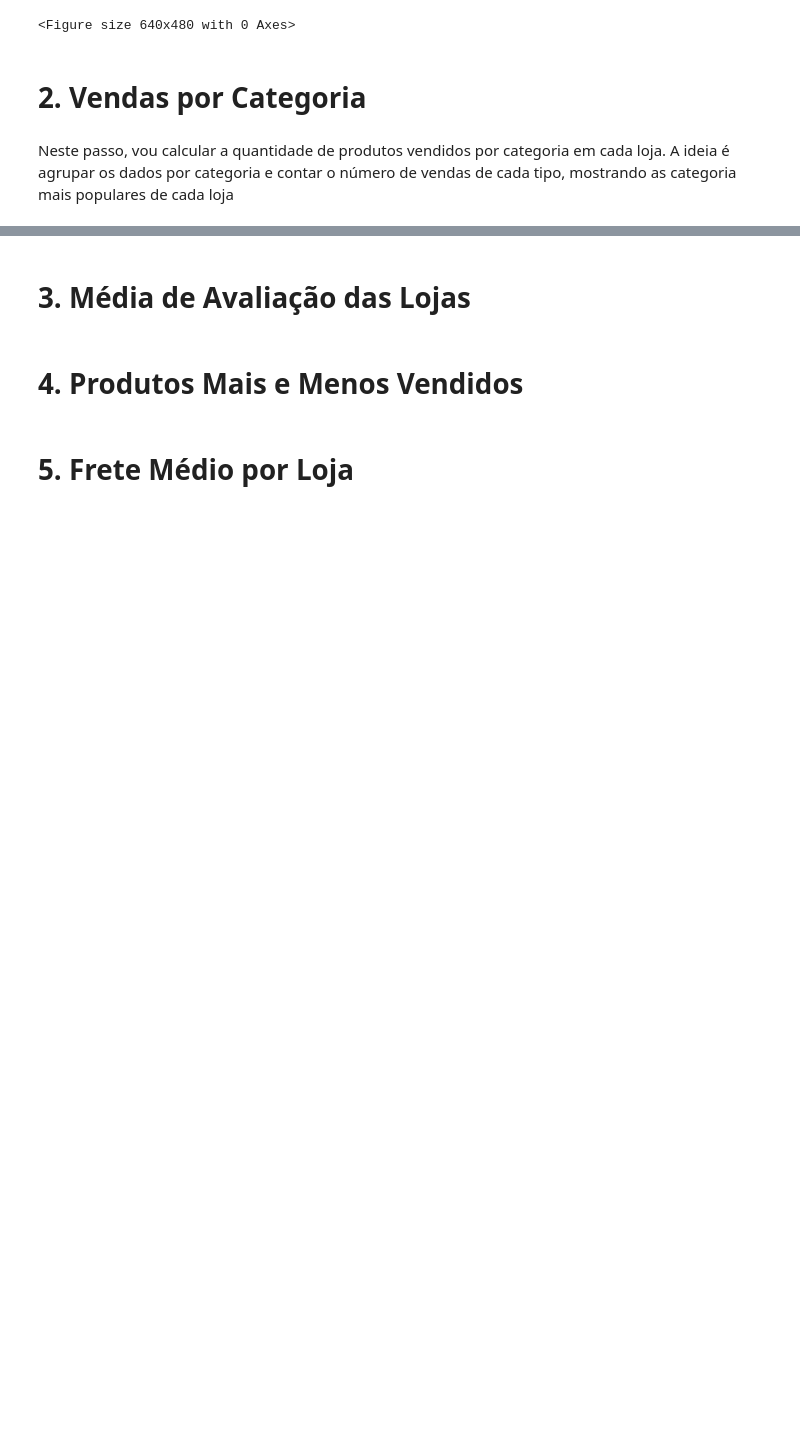
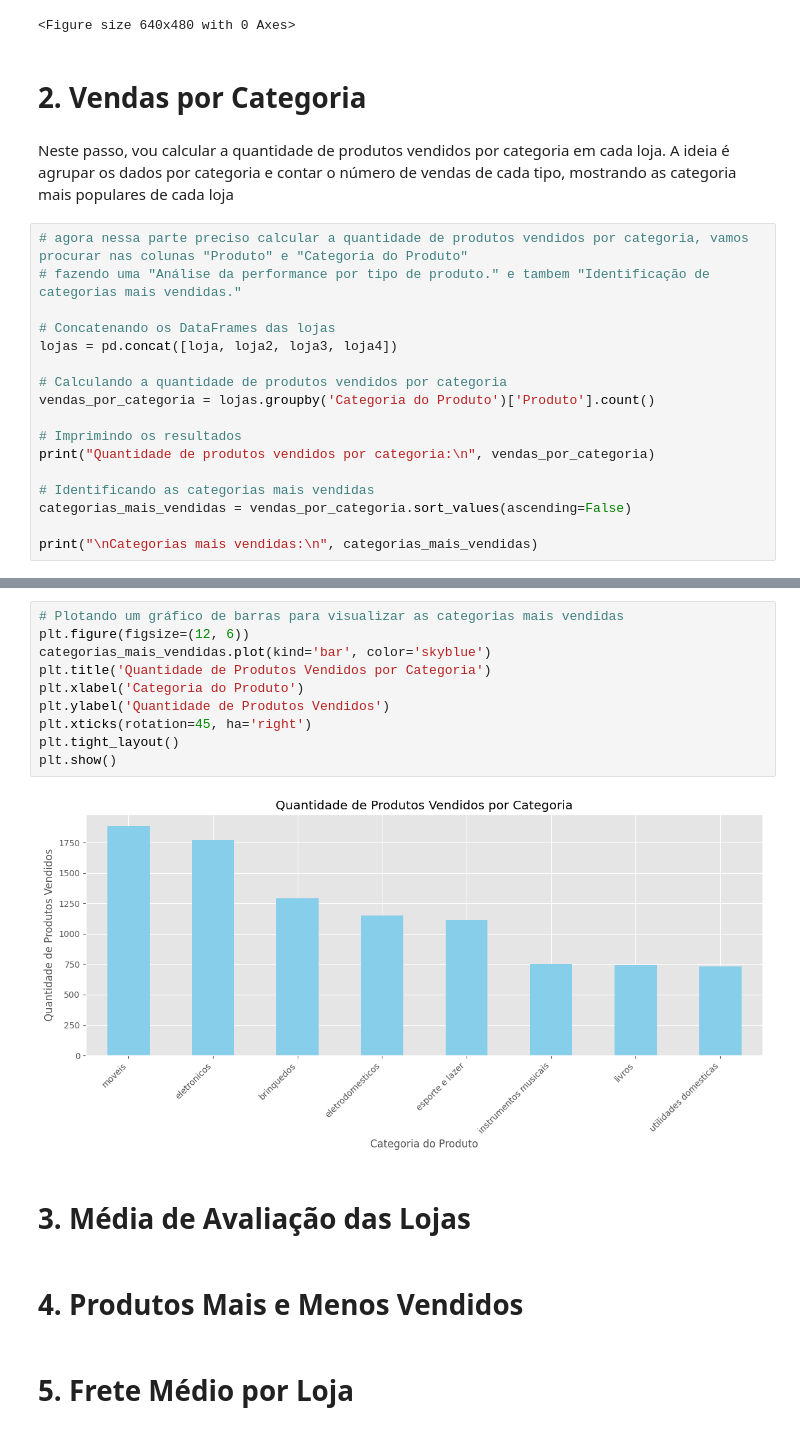
Before and after one commit to Matheusisa/AluraStore_Desafio, a Jupyter notebook: AluraStoreBr.ipynb, the cells around one changed output, grey strips where cells are left out. Drawn from its saved outputs; the diff is of its cells as text; blank space fills up the shorter version.

```diff
--- a/AluraStoreBr.ipynb
+++ b/AluraStoreBr.ipynb
@@ -100,3 +100,20 @@ plt.savefig('grafico_faturamento.png', dpi=300)
 # 2. Vendas por Categoria
 # %% [markdown]
 Neste passo, vou calcular a quantidade de produtos vendidos por categoria em cada loja. A ideia é agrupar os dados por categoria e contar o número de vendas de cada tipo, mostrando as categoria mais populares de cada loja
+# %%
+# agora nessa parte preciso calcular a quantidade de produtos vendidos por categoria, vamos procurar nas colunas "Produto" e "Categoria do Produto"
+# fazendo uma "Análise da performance por tipo de produto." e tambem "Identificação de categorias mais vendidas."
+
+# Concatenando os DataFrames das lojas
+lojas = pd.concat([loja, loja2, loja3, loja4])
+
+# Calculando a quantidade de produtos vendidos por categoria
+vendas_por_categoria = lojas.groupby('Categoria do Produto')['Produto'].count()
+
+# Imprimindo os resultados
+print("Quantidade de produtos vendidos por categoria:\n", vendas_por_categoria)
+
+# Identificando as categorias mais vendidas
+categorias_mais_vendidas = vendas_por_categoria.sort_values(ascending=False)
+
+print("\nCategorias mais vendidas:\n", categorias_mais_vendidas)
@@ -103,3 +138,15 @@ Neste passo, vou calcular a quantidade de produtos vendidos por categoria em cad
+# %%
+# Plotando um gráfico de barras para visualizar as categorias mais vendidas
+plt.figure(figsize=(12, 6))
+categorias_mais_vendidas.plot(kind='bar', color='skyblue')
+plt.title('Quantidade de Produtos Vendidos por Categoria')
+plt.xlabel('Categoria do Produto')
+plt.ylabel('Quantidade de Produtos Vendidos')
+plt.xticks(rotation=45, ha='right')
+plt.tight_layout()
+plt.show()
+# %% [output]
+[figure, added]
 # %% [markdown]
 # 3. Média de Avaliação das Lojas
 # %% [markdown]
```
Also changed, not shown: parts of 1 cell of this notebook.
